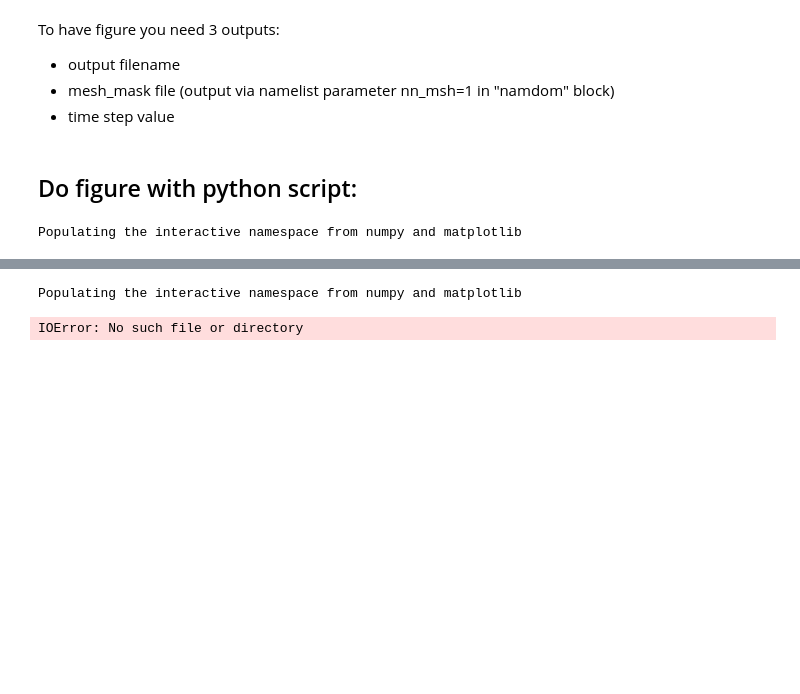
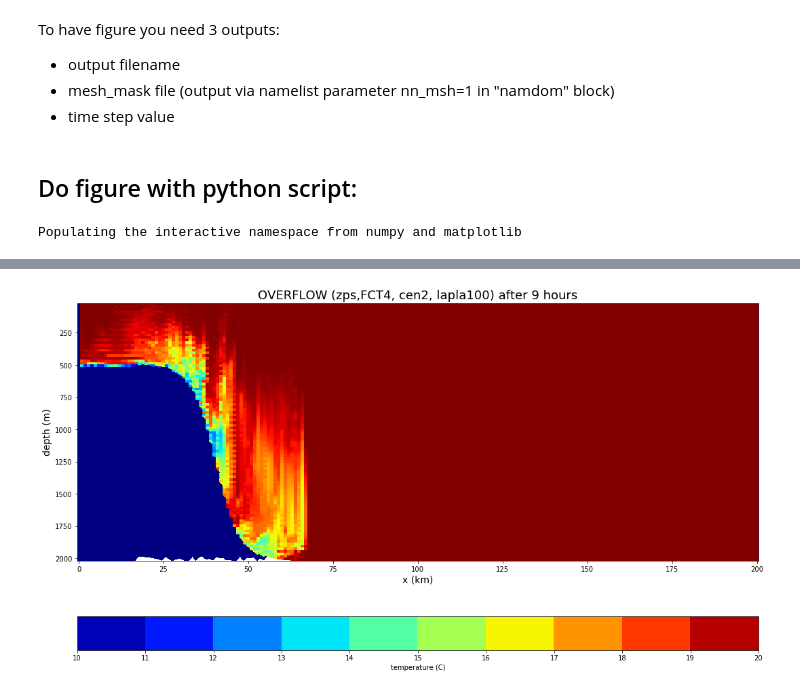
Before and after one commit to sflavoni/NEMO-test-cases, a Jupyter notebook: overflow/notebook/overflow_notebook.ipynb, the cells around one changed output, grey strips where cells are left out. Saved outputs shown, nothing was run; the diff lists cells and outputs as text; code cells hidden in the pictures; blank space fills up the shorter version.

```diff
--- a/overflow/notebook/overflow_notebook.ipynb
+++ b/overflow/notebook/overflow_notebook.ipynb
@@ -20,43 +67,45 @@ Populating the interactive namespace from numpy and matplotlib
 # %%
-%pylab inline
-from netCDF4 import Dataset
-import numpy as np
-import sys
-import matplotlib.pyplot as plt
-
-time='33'
-ncfile = Dataset('OVF_zps_FCT4_fluxcen2_lapahm1000_grid_T.nc', mode='r')
+time='18'
+ncfile = Dataset('OVF_zps_FCT4_fluxcen2_lapahm100_avm0001_grid_T.nc', mode='r')
 
 # read mesh_mask
 ncmesh = Dataset('mesh_mask_OVF_zps.nc')
 lat2d  = ncmesh.variables['gphit'][  :,:].squeeze()
 lon2d  = ncmesh.variables['glamt'][  :,:].squeeze()
 msk    = ncmesh.variables['tmask'][0,:,:].squeeze()
 ncmesh.close()
 
 thetao_nav=ncfile.variables['nav_lon'][1,:]
 
 thetao_inst=ncfile.variables['thetao_inst'][time,:,1,:]
 thetao_e3t_inst=ncfile.variables['e3t_inst'][time,:,1,:]
+
 thetao_depth=thetao_e3t_inst.squeeze()
 thetao_depth=np.cumsum(thetao_depth,0)
 thetao_nav=np.tile(thetao_nav,(np.size(thetao_depth,0),1))
 
-fig=plt.figure()
+
+#fig=plt.figure()
+fig = plt.figure(figsize=(18,10))
 ax=plt.gca()  #get current axis
-plt.pcolor(thetao_nav,thetao_depth,thetao_inst,vmin=0,vmax=30,cmap='jet')
+plt.pcolor(thetao_nav,thetao_depth,thetao_inst,vmin=10,vmax=20,cmap='jet')
 plt.ylim(np.min(thetao_depth),np.max(thetao_depth))
 plt.xlim(np.min(thetao_nav),np.max(thetao_nav))
 ax.invert_yaxis()
 
-cb=plt.colorbar(orientation='horizontal')
+bounds=np.linspace(10,20,11)
+cb=plt.colorbar(orientation='horizontal', spacing='proportional', ticks=bounds, boundaries=bounds, format='%1i')
+#cb=plt.colorbar(orientation='horizontal')
 cb.set_label('temperature (C)')
 
 plt.ylabel('depth (m)',fontsize=14)
 plt.xlabel('x (km)',fontsize=14)
-plt.title('OVERFLOW (FCT4) at 33 time step')
+plt.title('OVERFLOW (zps,FCT4, cen2, lapla100) after 9 hours', fontsize='18')
+
+#"Some title", fontname='Ubuntu', fontsize=14,
+#           fontstyle='italic', fontweight='bold',
+#         fontcolor='green'
 
 ncfile.close()
 # %% [output]
-Populating the interactive namespace from numpy and matplotlib
-IOError: No such file or directory
+[figure, added]
```
Also changed, not shown: parts of 2 cells of this notebook.
